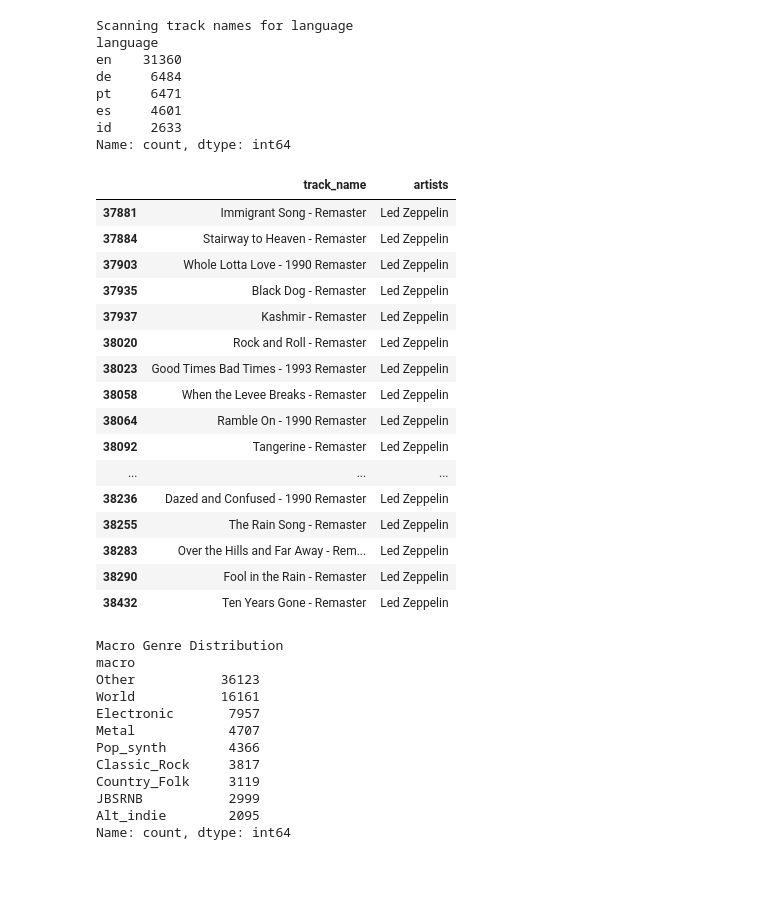
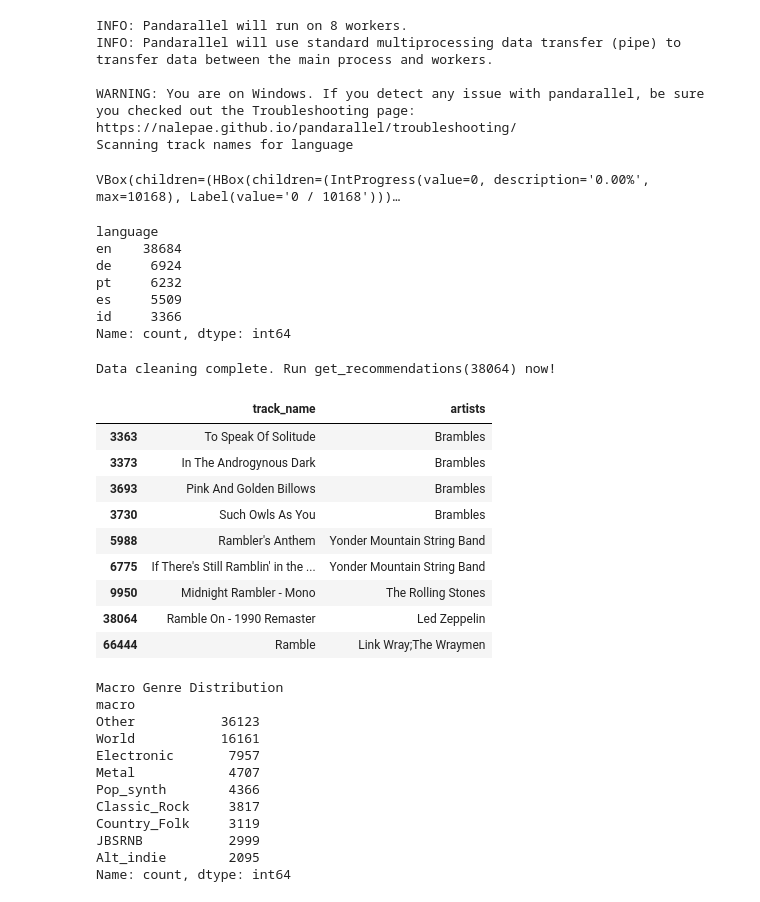
Before and after one commit to benmckenz000/spotify-song-recommender, a Jupyter notebook: recommender.ipynb, the cells around one changed output. Cells and saved outputs as stored; diff of their text form; code cells hidden in the pictures; blank space fills up the shorter version.

```diff
--- a/recommender.ipynb
+++ b/recommender.ipynb
@@ -18,51 +19,73 @@ feature_cols = ['acousticness', 'instrumentalness', 'speechiness','energy',
 
 data = df[feature_cols].copy() # dataset copy with just numerical values
 # %%
+from langdetect import detect, DetectorFactory
+from pandarallel import pandarallel
+
 DetectorFactory.seed = 0
-def get_language(text):
+pandarallel.initialize(progress_bar=True)
+
+def get_language(row):
+    text = f"{row['track_name']} {row['artists']}"
+
+    if not text or len(text.strip()) < 3:
+        return "Unknown"
+
     try:
-        return(detect(str(text)))
+        from langdetect import detect
+        return detect(text)
     except:
         return "Unknown"
 
 print("Scanning track names for language")
-df['language'] = df["track_name"].apply(get_language)
+df['language'] = df.parallel_apply(get_language, axis=1)
 
 print(df['language'].value_counts().head())
 # %% [output]
+INFO: Pandarallel will run on 8 workers.
+INFO: Pandarallel will use standard multiprocessing data transfer (pipe) to transfer data between the main process and workers.
+
+WARNING: You are on Windows. If you detect any issue with pandarallel, be sure you checked out the Troubleshooting page:
+https://nalepae.github.io/pandarallel/troubleshooting/
 Scanning track names for language
-language
-en    31360
-de     6484
-pt     6471
-es     4601
-id     2633
-Name: count, dtype: int64
+VBox(children=(HBox(children=(IntProgress(value=0, description='0.00%', max=10168), Label(value='0 / 10168')))…
+language
+en    38684
+de     6924
+pt     6232
+es     5509
+id     3366
+Name: count, dtype: int64
+# %%
+# Manual language input for test
+df.at[38064, 'language'] = 'en'
+df.at[37881, 'language'] = 'en'
+df.at[9461, 'language'] = 'en'
+df.at[63200, 'language'] = 'en'
+
+
+df.at[63191, 'language'] = 'tr'
+df.at[38496, 'language'] = 'de'
+# %% [output]
+Data cleaning complete. Run get_recommendations(38064) now!
 # %%
 # Song/Artist Index Search
 def find_song(query):
     return df[df['track_name'].str.contains(query, case=False) |
               df['artists'].str.contains(query, case=False)][['track_name', 'artists']]
 
-find_song("Zeppelin")
+find_song("Ramble")
 # %% [output]
 |  | track_name | artists |
-| 37881 | Immigrant Song - Remaster | Led Zeppelin |
-| 37884 | Stairway to Heaven - Remaster | Led Zeppelin |
-| 37903 | Whole Lotta Love - 1990 Remaster | Led Zeppelin |
-| 37935 | Black Dog - Remaster | Led Zeppelin |
-| 37937 | Kashmir - Remaster | Led Zeppelin |
-| 38020 | Rock and Roll - Remaster | Led Zeppelin |
-| 38023 | Good Times Bad Times - 1993 Remaster | Led Zeppelin |
-| 38058 | When the Levee Breaks - Remaster | Led Zeppelin |
+| 3363 | To Speak Of Solitude | Brambles |
+| 3373 | In The Androgynous Dark | Brambles |
+| 3693 | Pink And Golden Billows | Brambles |
+| 3730 | Such Owls As You | Brambles |
+| 5988 | Rambler's Anthem | Yonder Mountain String Band |
+| 6775 | If There's Still Ramblin' in the ... | Yonder Mountain String Band |
+| 9950 | Midnight Rambler - Mono | The Rolling Stones |
 | 38064 | Ramble On - 1990 Remaster | Led Zeppelin |
-| 38092 | Tangerine - Remaster | Led Zeppelin |
-| ... | ... | ... |
-| 38236 | Dazed and Confused - 1990 Remaster | Led Zeppelin |
-| 38255 | The Rain Song - Remaster | Led Zeppelin |
-| 38283 | Over the Hills and Far Away - Rem... | Led Zeppelin |
-| 38290 | Fool in the Rain - Remaster | Led Zeppelin |
-| 38432 | Ten Years Gone - Remaster | Led Zeppelin |
+| 66444 | Ramble | Link Wray;The Wraymen |
 # %%
 # Macro Genres for combining genres
 macro = {
```
Also changed, not shown: parts of 7 cells of this notebook.
